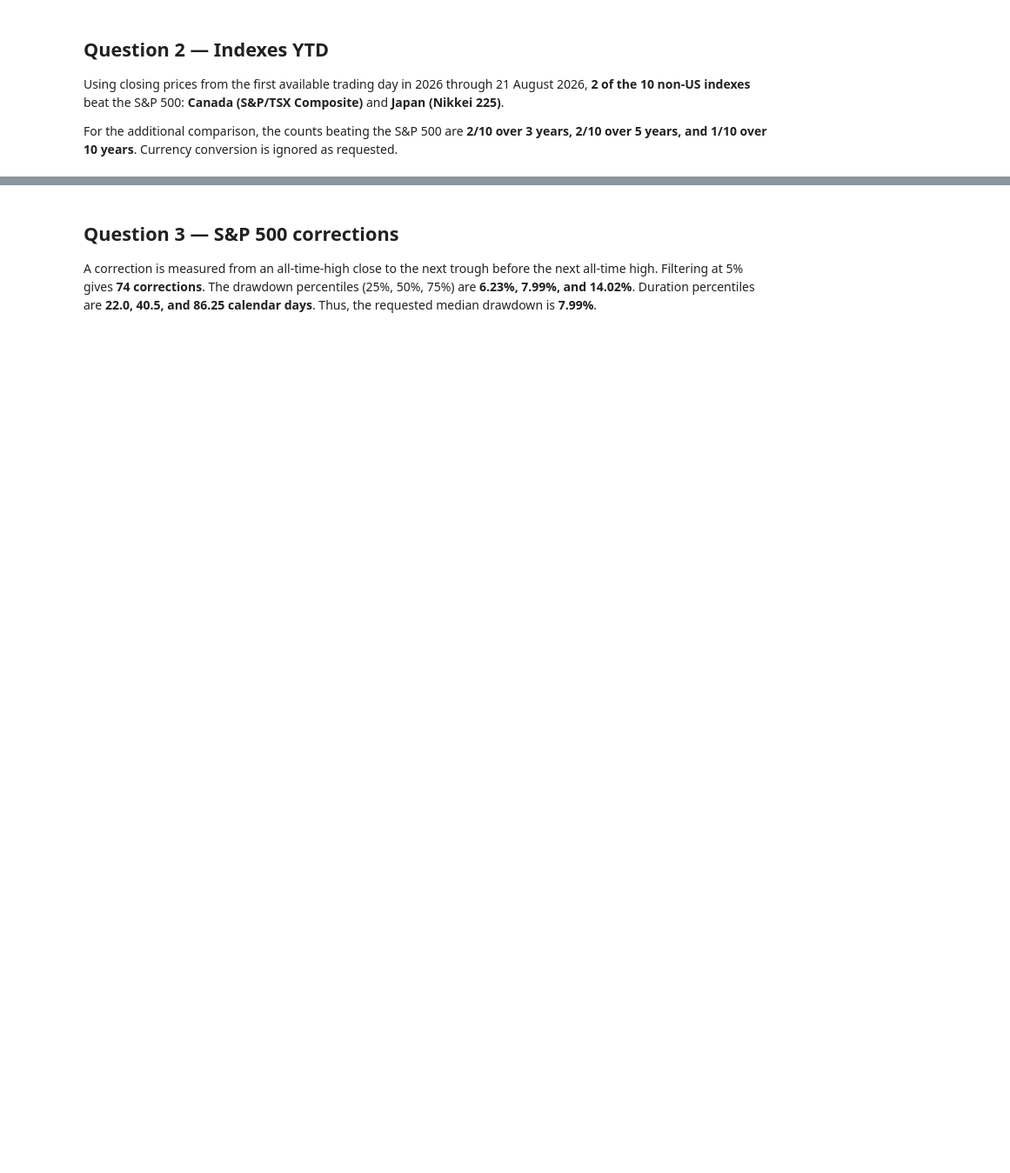
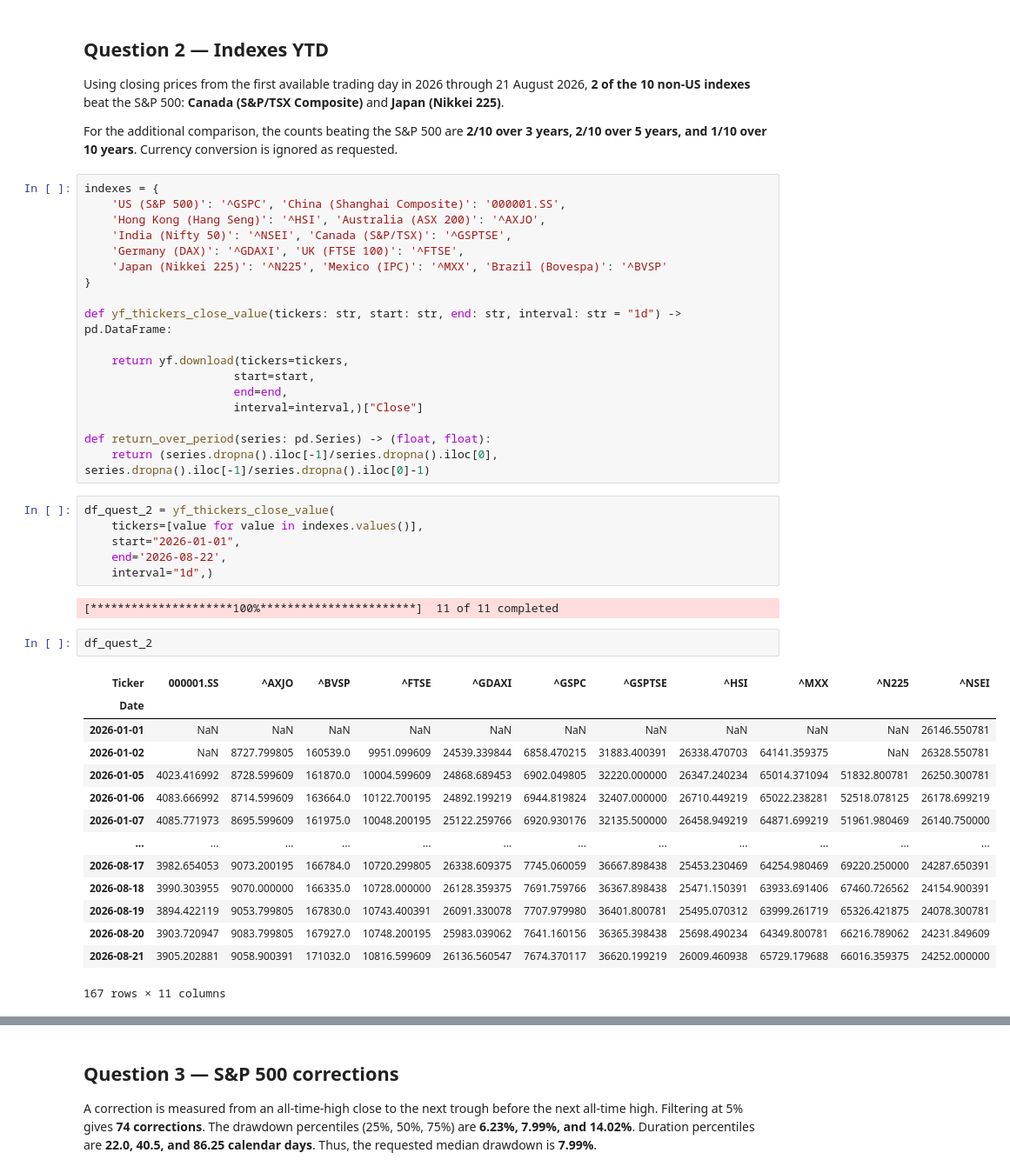
Before and after one commit to Adam-CQ/stock_market_analytics_zoomcamp_2026, a Jupyter notebook: notebooks/202909_homework_1.ipynb, the cells around one changed output, grey strips where cells are left out. Shown at 87% size. Drawn from its saved outputs; the diff is of its cells as text; blank space fills up the shorter version.

```diff
--- a/notebooks/202909_homework_1.ipynb
+++ b/notebooks/202909_homework_1.ipynb
@@ -46,3 +46,46 @@ More than 20 years: 224
 Using closing prices from the first available trading day in 2026 through 21 August 2026, **2 of the 10 non-US indexes** beat the S&P 500: **Canada (S&P/TSX Composite)** and **Japan (Nikkei 225)**.
 
 For the additional comparison, the counts beating the S&P 500 are **2/10 over 3 years, 2/10 over 5 years, and 1/10 over 10 years**. Currency conversion is ignored as requested.
+# %%
+indexes = {
+    'US (S&P 500)': '^GSPC', 'China (Shanghai Composite)': '000001.SS',
+    'Hong Kong (Hang Seng)': '^HSI', 'Australia (ASX 200)': '^AXJO',
+    'India (Nifty 50)': '^NSEI', 'Canada (S&P/TSX)': '^GSPTSE',
+    'Germany (DAX)': '^GDAXI', 'UK (FTSE 100)': '^FTSE',
+    'Japan (Nikkei 225)': '^N225', 'Mexico (IPC)': '^MXX', 'Brazil (Bovespa)': '^BVSP'
+}
+
+def yf_thickers_close_value(tickers: str, start: str, end: str, interval: str = "1d") -> pd.DataFrame:
+
+    return yf.download(tickers=tickers,
+                      start=start,
+                      end=end,
+                      interval=interval,)["Close"]
+
+def return_over_period(series: pd.Series) -> (float, float):
+    return (series.dropna().iloc[-1]/series.dropna().iloc[0], series.dropna().iloc[-1]/series.dropna().iloc[0]-1)
+# %%
+df_quest_2 = yf_thickers_close_value(
+    tickers=[value for value in indexes.values()],
+    start="2026-01-01",
+    end='2026-08-22',
+    interval="1d",)
+# %% [output]
+[*********************100%***********************]  11 of 11 completed
+# %%
+df_quest_2
+# %% [output]
+| Ticker | 000001.SS | ^AXJO | ^BVSP | ^FTSE | ^GDAXI | ^GSPC | ^GSPTSE | ^HSI | ^MXX | ^N225 | ^NSEI |
+| Date |  |  |  |  |  |  |  |  |  |  |  |
+| 2026-01-01 | NaN | NaN | NaN | NaN | NaN | NaN | NaN | NaN | NaN | NaN | 26146.550781 |
+| 2026-01-02 | NaN | 8727.799805 | 160539.0 | 9951.099609 | 24539.339844 | 6858.470215 | 31883.400391 | 26338.470703 | 64141.359375 | NaN | 26328.550781 |
+| 2026-01-05 | 4023.416992 | 8728.599609 | 161870.0 | 10004.599609 | 24868.689453 | 6902.049805 | 32220.000000 | 26347.240234 | 65014.371094 | 51832.800781 | 26250.300781 |
+| 2026-01-06 | 4083.666992 | 8714.599609 | 163664.0 | 10122.700195 | 24892.199219 | 6944.819824 | 32407.000000 | 26710.449219 | 65022.238281 | 52518.078125 | 26178.699219 |
+| 2026-01-07 | 4085.771973 | 8695.599609 | 161975.0 | 10048.200195 | 25122.259766 | 6920.930176 | 32135.500000 | 26458.949219 | 64871.699219 | 51961.980469 | 26140.750000 |
+| ... | ... | ... | ... | ... | ... | ... | ... | ... | ... | ... | ... |
+| 2026-08-17 | 3982.654053 | 9073.200195 | 166784.0 | 10720.299805 | 26338.609375 | 7745.060059 | 36667.898438 | 25453.230469 | 64254.980469 | 69220.250000 | 24287.650391 |
+| 2026-08-18 | 3990.303955 | 9070.000000 | 166335.0 | 10728.000000 | 26128.359375 | 7691.759766 | 36367.898438 | 25471.150391 | 63933.691406 | 67460.726562 | 24154.900391 |
+| 2026-08-19 | 3894.422119 | 9053.799805 | 167830.0 | 10743.400391 | 26091.330078 | 7707.979980 | 36401.800781 | 25495.070312 | 63999.261719 | 65326.421875 | 24078.300781 |
+| 2026-08-20 | 3903.720947 | 9083.799805 | 167927.0 | 10748.200195 | 25983.039062 | 7641.160156 | 36365.398438 | 25698.490234 | 64349.800781 | 66216.789062 | 24231.849609 |
+| 2026-08-21 | 3905.202881 | 9058.900391 | 171032.0 | 10816.599609 | 26136.560547 | 7674.370117 | 36620.199219 | 26009.460938 | 65729.179688 | 66016.359375 | 24252.000000 |
+167 rows × 11 columns
```
Also changed, not shown: parts of 5 cells of this notebook.
